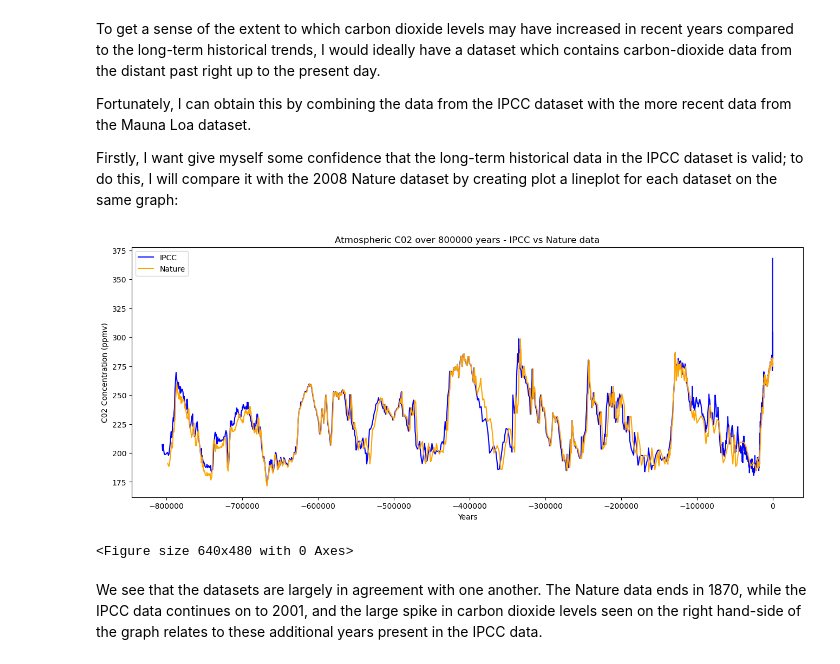
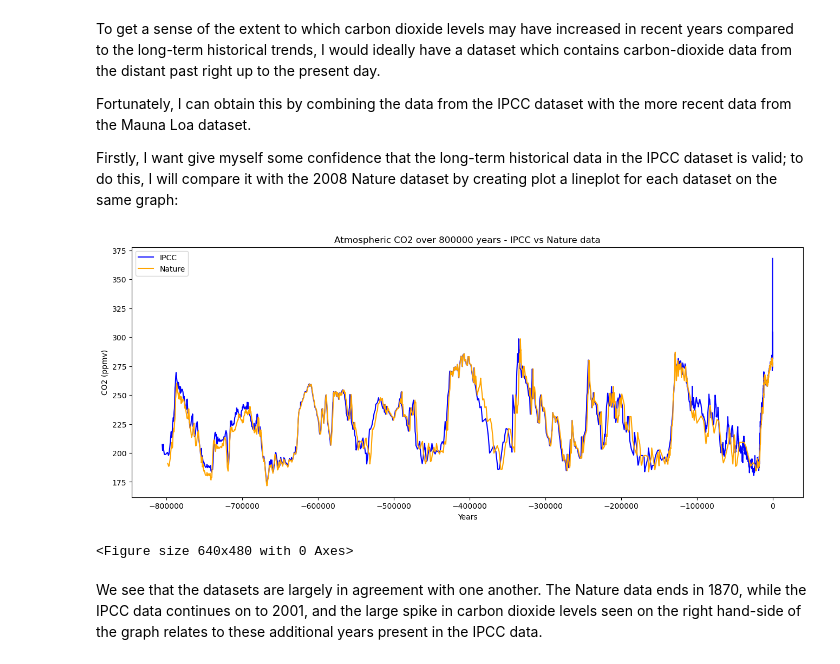
Before and after one commit to jmce22/pfda_project2, a Jupyter notebook: pfda_project2.ipynb, the cells around one changed output. Saved outputs shown, nothing was run; the diff lists cells and outputs as text; code cells hidden in the pictures.

Commit message:
added sub-folders to working directory. saved plots into folder called images. exported csv and json files in folder called climate_data. cleaning up of plots. edited Readme file.

```diff
--- a/pfda_project2.ipynb
+++ b/pfda_project2.ipynb
@@ -90,7 +90,7 @@ With the exception of the Mauna Loa dataset, these datasets were not in csv form
 
 To begin, I will load up and amend the IPCC CO2 dataset:
 # %%
-df_co2_ipcc = pd.read_csv("CO2_ipcc_csv.csv")
+df_co2_ipcc = pd.read_csv("climate_data\CO2_ipcc_csv.csv")
 
 # rename column names of existing dataframe (setting 'inplace' parameter equal to 'True')
 df_co2_ipcc.rename(columns={'Gasage (yr BP) ': 'Year before 1950', 'CO2 (ppmv)': 'CO2', 'sigma mean CO2 (ppmv)': 'sigma mean CO2'}, inplace=True)
@@ -122,7 +122,7 @@ print(df_co2_ipcc)
 # %% [markdown]
 Next, I will load up and amend the 2008 Nature paper dataset:
 # %%
-df_co2_nature = pd.read_csv("CO2_nature_csv.csv")
+df_co2_nature = pd.read_csv("climate_data/CO2_nature_csv.csv")
 
 df_co2_nature.rename(columns={'EDC3_gas_a (yr)': 'Years ago', 'CO2 (ppmv)': 'CO2'}, inplace=True)
 
@@ -501,20 +514,20 @@ Firstly, I want give myself some confidence that the long-term historical data i
 # %%
 plt.figure(figsize= (16,6))
 
 sns.lineplot(x='Years', y='CO2', data=df_co2_ipcc, color = 'blue', label='IPCC')
 sns.lineplot(x='Years', y='CO2', data=df_co2_nature, color = 'orange', label='Nature')
 
 plt.title('Atmospheric CO2 over 800000 years - IPCC vs Nature data')
 plt.xlabel('Years')
-plt.ylabel('CO2 Concentration (ppmv)')
+plt.ylabel('CO2 (ppmv)')
 
 plt.legend()
 
 plt.show()
 
-plt.savefig('co2_IPCC_vs_Nature.png')
+plt.savefig('images/CO2_IPCC_vs_Nature.png')
 # %% [output]
-[figure, old version]
+[figure, new version]
 <Figure size 640x480 with 0 Axes>
 # %% [markdown]
 We see that the datasets are largely in agreement with one another. The Nature data ends in 1870, while the IPCC data continues on to 2001, and the large spike in carbon dioxide levels seen on the right hand-side of the graph relates to these additional years present in the IPCC data.
```
Also changed, not shown: parts of 33 cells of this notebook, 41 other files.
